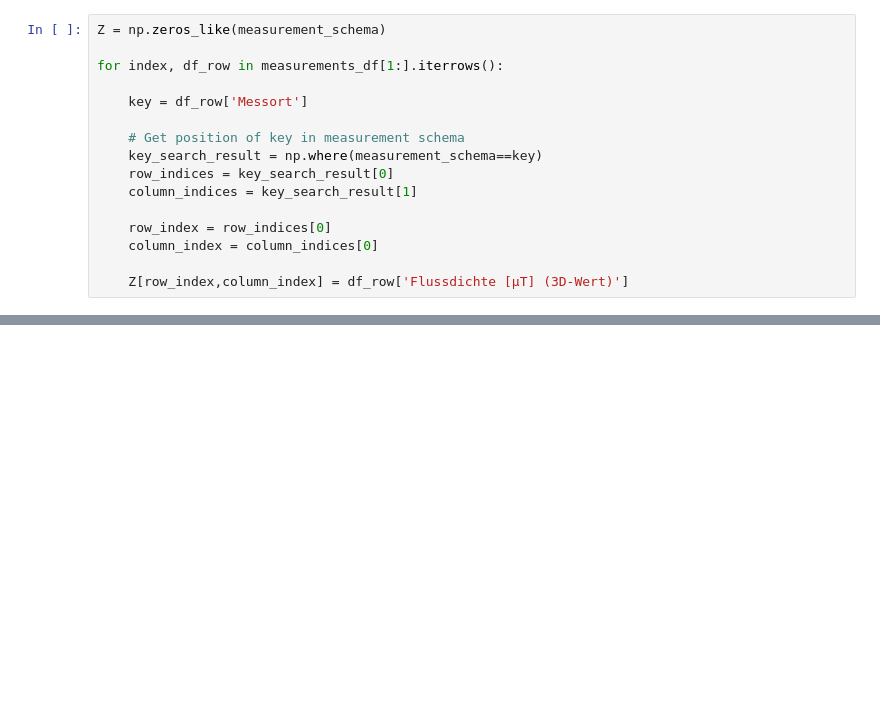
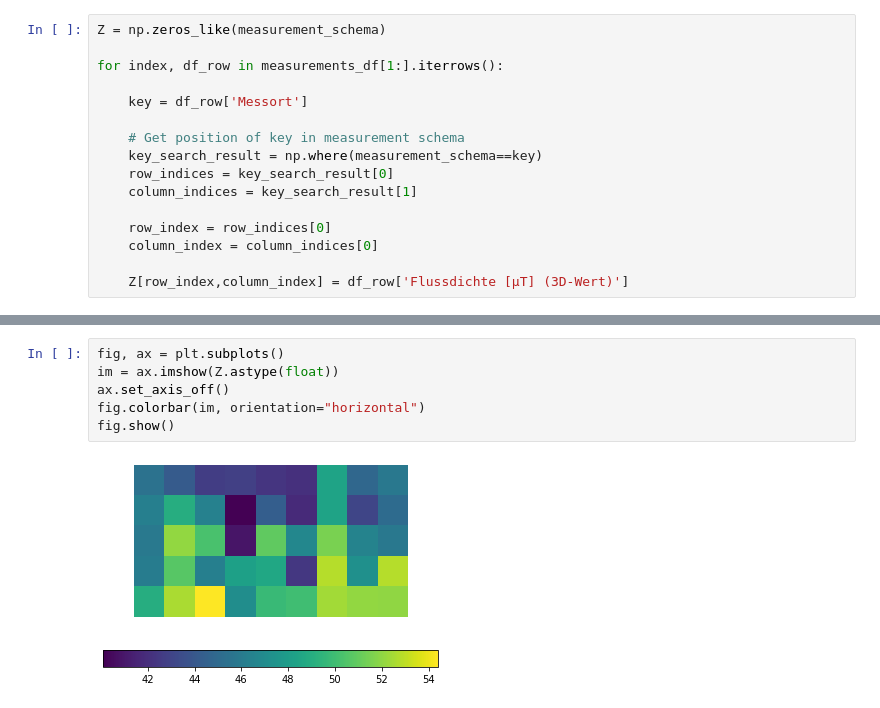
Before and after one commit to heinswift/Magnetic_Measurements_Plotting, a Jupyter notebook: reading_from_excel.ipynb, the cells around one changed output, grey strips where cells are left out. Saved outputs shown, nothing was run; the diff lists cells and outputs as text; blank space fills up the shorter version.

```diff
--- a/reading_from_excel.ipynb
+++ b/reading_from_excel.ipynb
@@ -69,0 +78,8 @@ for index, df_row in measurements_df[1:].iterrows():
+# %%
+fig, ax = plt.subplots()
+im = ax.imshow(Z.astype(float))
+ax.set_axis_off()
+fig.colorbar(im, orientation="horizontal")
+fig.show()
+# %% [output]
+[figure, added]
```
Also changed, not shown: parts of 3 cells of this notebook, 3 other files.
